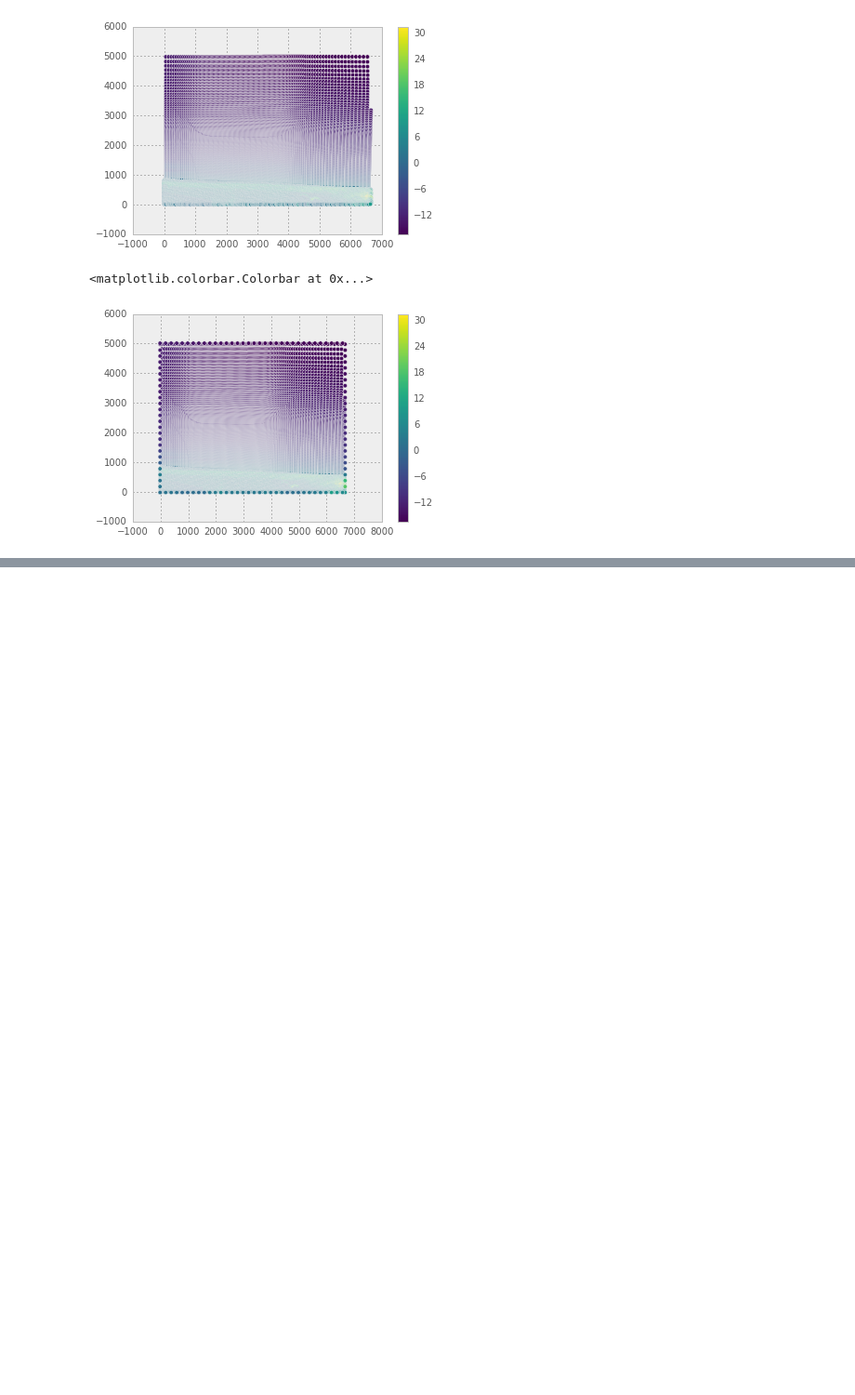
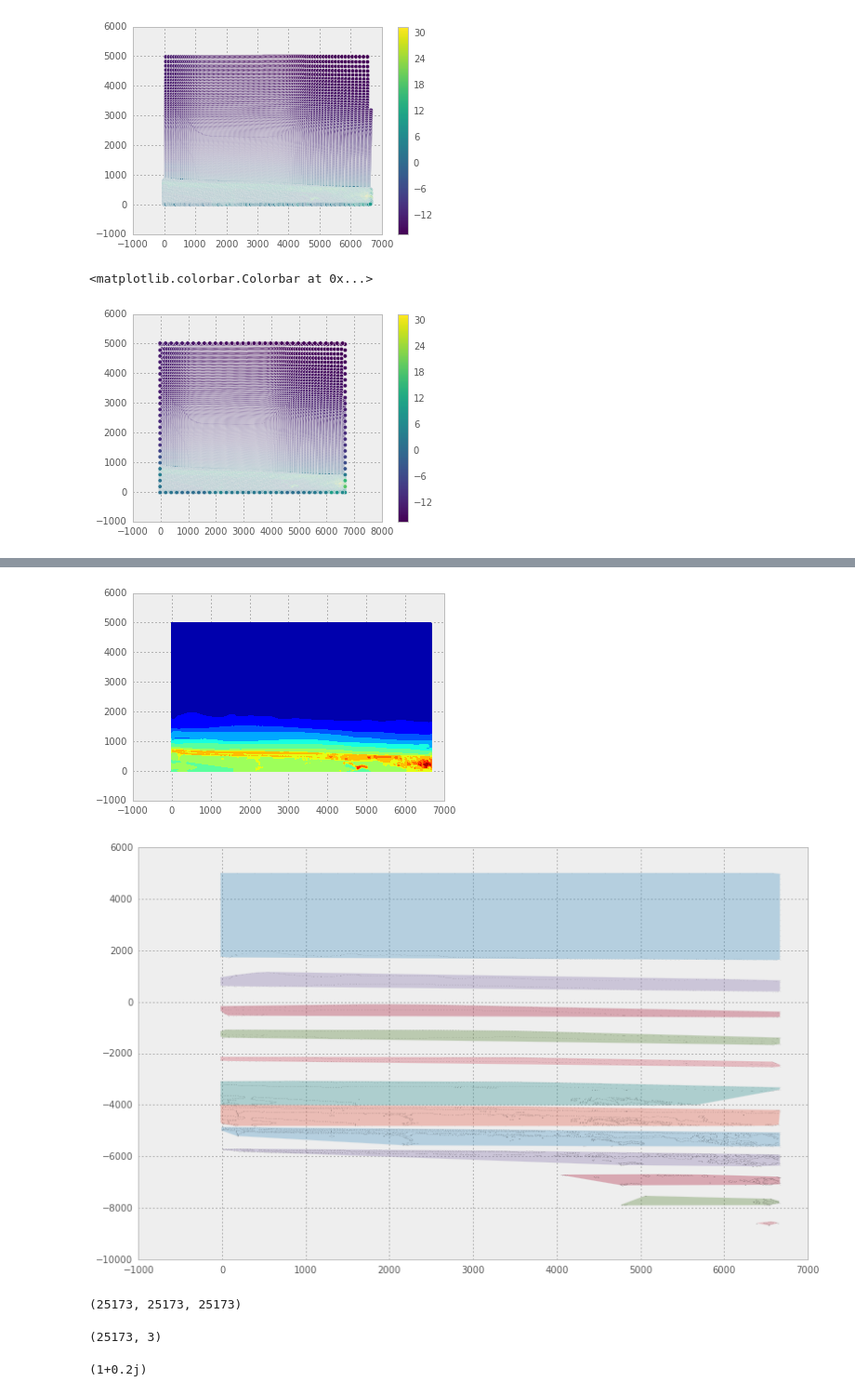
Before and after one commit to SiggyF/notebooks, a Jupyter notebook: zandmotor.ipynb, the cells around one changed output, grey strips where cells are left out. Shown at 93% size. Saved outputs shown, nothing was run; the diff lists cells and outputs as text; code cells hidden in the pictures; blank space fills up the shorter version.

```diff
--- a/zandmotor.ipynb
+++ b/zandmotor.ipynb
@@ -132,0 +142,26 @@ ply.write('filename.ply')
+# %%
+
+contours = plt.tricontourf(tri, xyz_scaled[:,2], np.arange(0, 0.2+0.018, 0.018))
+plt.subplots(figsize=(13, 8))
+for i, segment in enumerate(contours.allsegs):
+    contour = segment[0]
+    plt.plot(contour[:,0], contour[:,1] + i * -800, 'k.', alpha=0.2, markersize=0.3)
+    hull = scipy.spatial.ConvexHull(contour)
+    hull_points = hull.points[hull.vertices]
+    plt.fill(hull_points[:,0], hull_points[:,1] + i * -800, alpha=0.3)
+# %% [output]
+[figure, added]
+[figure, added]
+# %%
+len(tri.x), len(xyz_scaled),len(xyz[:,2])
+# %% [output]
+(25173, 25173, 25173)
+# %%
+np.mgrid[0:10:3kj, 0:3]
+# %% [output]
+(25173, 3)
+# %%
+j = 4
+complex(1, 0.2)
+# %% [output]
+(1+0.2j)
```
Also changed, not shown: parts of 3 cells of this notebook.
